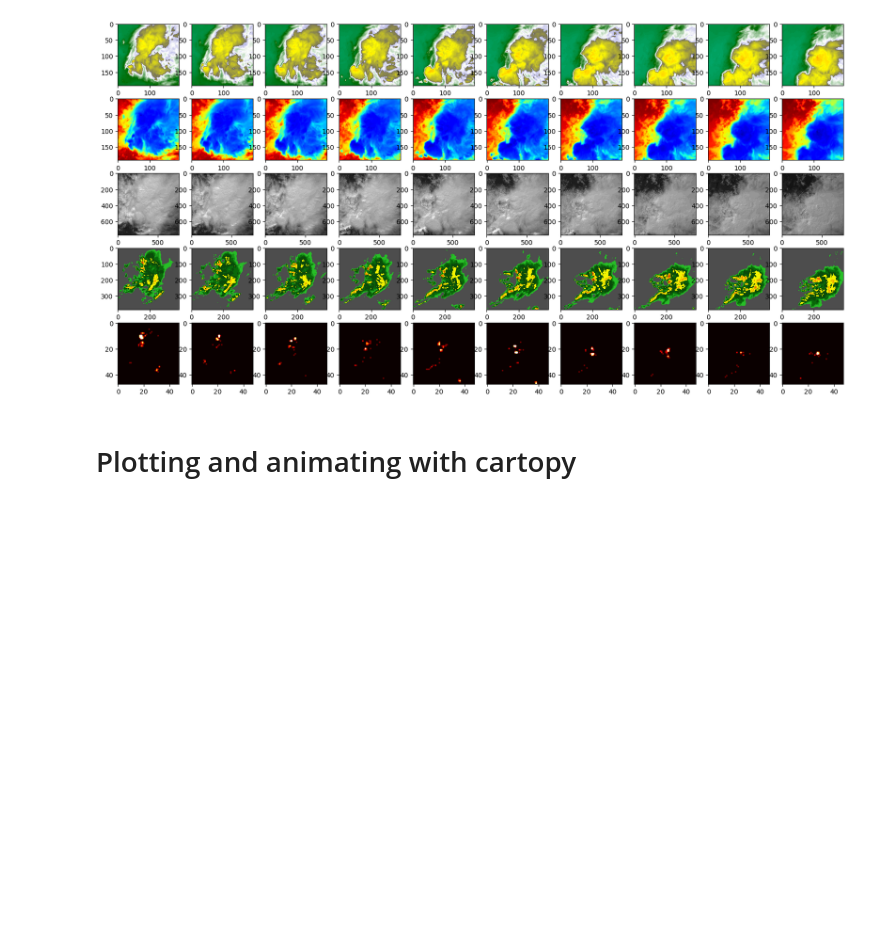
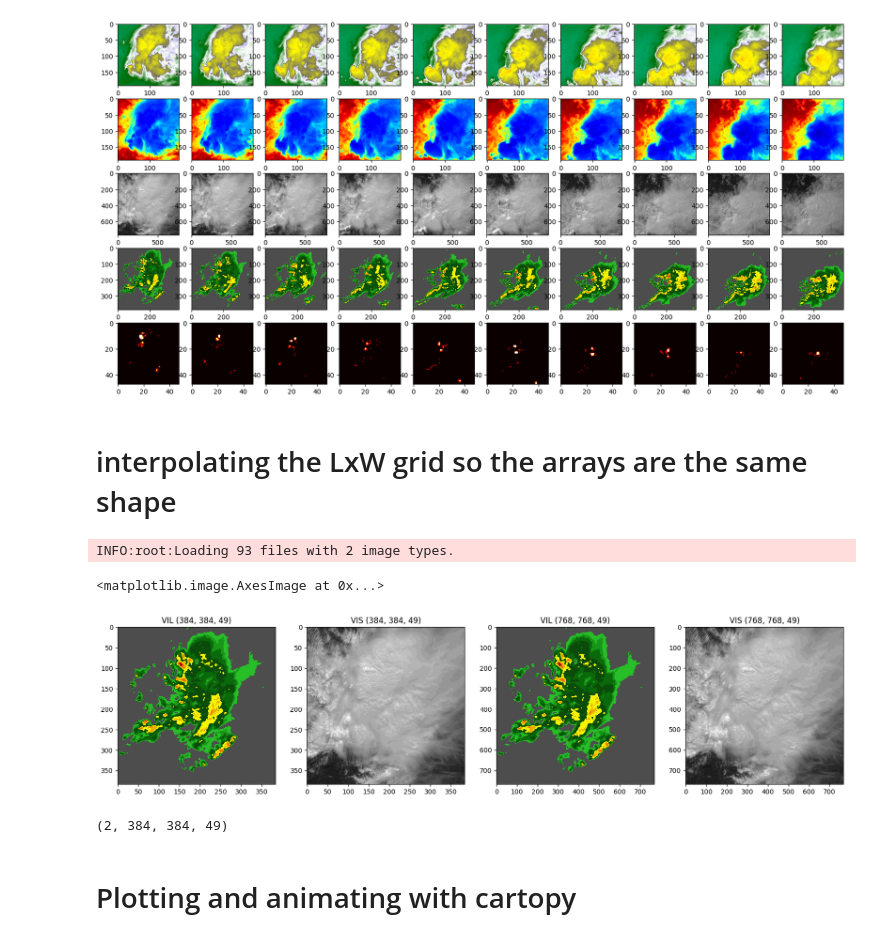
Before and after one commit to leaver2000/sevirs, a Jupyter notebook: notebooks/nb-1.ipynb, the cells around one changed output. Saved outputs shown, nothing was run; the diff lists cells and outputs as text; code cells hidden in the pictures; blank space fills up the shorter version.

```diff
--- a/notebooks/nb-1.ipynb
+++ b/notebooks/nb-1.ipynb
@@ -170,8 +213,10 @@ assert store.is_closed()
 INFO:root:Loading 132 files with 5 image types.
 # %%
 img_types = IR_069, IR_107, VIS, VIL, LGHT
-h5 = sevir.H5Store.from_disk(img_types=img_types)
-ir069, ir107, vis, vil, lght = h5.get_batch("S858968")
+
+
+with sevir.H5Store.from_disk(img_types=img_types) as h5:
+    ir069, ir107, vis, vil, lght = h5.select("S858968")
 
 time_step = 10  # n time steps
 
@@ -185,14 +230,53 @@ fig, axs, indices = sevir.display.time_series_plots(
 
 
 for x, y in indices:
-    axs[0, x].imshow(ir069[0, :, :, y], **sevir.display.with_kwargs(IR_069, encoded=True))
-    axs[1, x].imshow(ir107[0, :, :, y], **sevir.display.with_kwargs(IR_107, encoded=True))
-    axs[2, x].imshow(vis[0, :, :, y], **sevir.display.with_kwargs(VIS, encoded=True))
-    axs[3, x].imshow(vil[0, :, :, y], **sevir.display.with_kwargs(VIL, encoded=True))
-    axs[4, x].imshow(lght[0, :, :, y], **sevir.display.with_kwargs(LGHT, encoded=True))
+    axs[0, x].imshow(ir069[:, :, y], **sevir.display.with_kwargs(IR_069, encoded=True))
+    axs[1, x].imshow(ir107[:, :, y], **sevir.display.with_kwargs(IR_107, encoded=True))
+    axs[2, x].imshow(vis[:, :, y], **sevir.display.with_kwargs(VIS, encoded=True))
+    axs[3, x].imshow(vil[:, :, y], **sevir.display.with_kwargs(VIL, encoded=True))
+    axs[4, x].imshow(lght[:, :, y], **sevir.display.with_kwargs(LGHT, encoded=True))
 # %% [output]
 INFO:root:Loading 132 files with 5 image types.
 [figure]
+# %% [markdown]
+# interpolating the LxW grid so the arrays are the same shape
+# %%
+with sevir.H5Store(cat) as h5:
+    vis_1, vil_1 = h5.select("S858968", img_types=(VIS, VIL))
+
+
+vil_2 = sevir.h5.interpatch(vil_1, max(vis_1.shape[:2]))
+vis_2 = sevir.h5.interpatch(vis_1, max(vil_1.shape[:2]))
+
+assert (
+    # original shape are not equal and can't be concatenated
+    vis_1.shape != vil_1.shape
+    # the size can either be increased or decreased
+    and vil_2.shape == vis_1.shape
+    and vis_2.shape == vil_1.shape
+)
+
+fig, ax = plt.subplots(1, 4, figsize=(20, 10))
+
+ax[0].set_title(f"VIL {vil_1.shape}")
+ax[0].imshow(vil_1[:, :, 0], **sevir.display.with_kwargs(VIL, encoded=True))
+
+ax[1].set_title(f"VIS {vis_2.shape}")
+ax[1].imshow(vis_2[:, :, 0], **sevir.display.with_kwargs(VIS, encoded=True))
+
+ax[2].set_title(f"VIL {vil_2.shape}")
+ax[2].imshow(vil_2[:, :, 0], **sevir.display.with_kwargs(VIL, encoded=True))
+
+ax[3].set_title(f"VIS {vis_1.shape}")
+ax[3].imshow(vis_1[:, :, 0], **sevir.display.with_kwargs(VIS, encoded=True))
+# %% [output]
+INFO:root:Loading 93 files with 2 image types.
+<matplotlib.image.AxesImage at 0x...>
+[figure, added]
+# %%
+np.concatenate([vis_2[np.newaxis], vil_1[np.newaxis]], axis=0).shape  # (Channel, Height, Width, Time)
+# %% [output]
+(2, 384, 384, 49)
 # %% [markdown]
 # Plotting and animating with cartopy
 # %%
```
Also changed, not shown: parts of 11 cells of this notebook, 10 other files.
